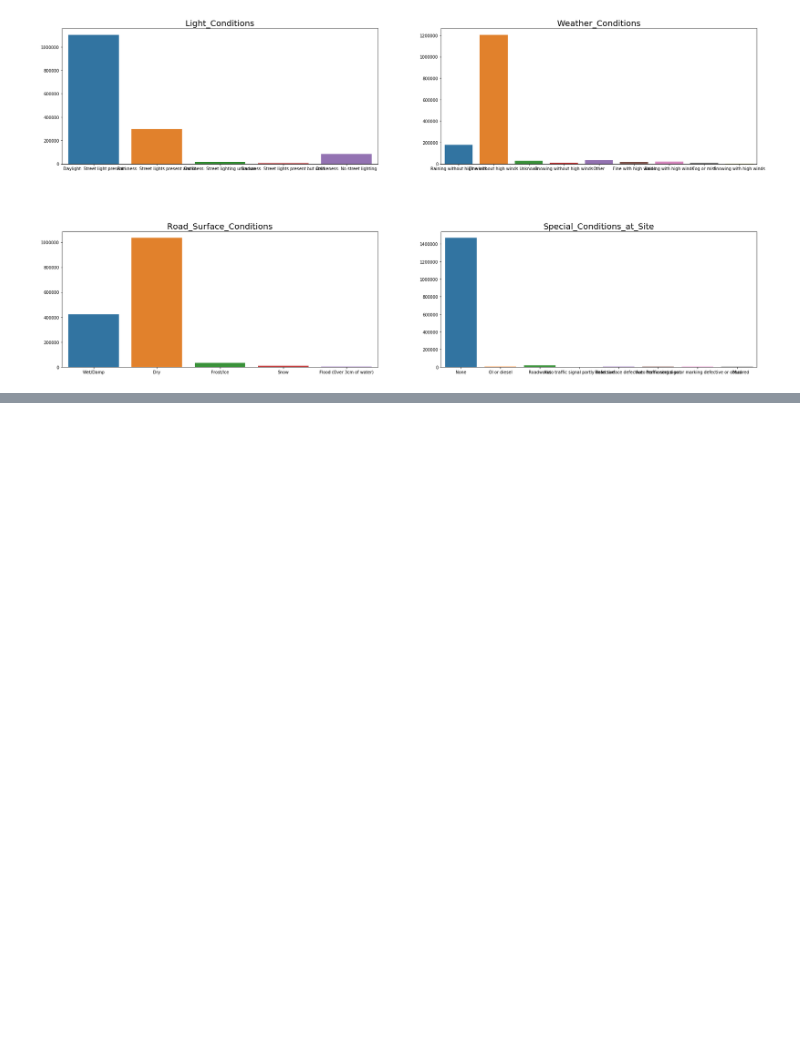
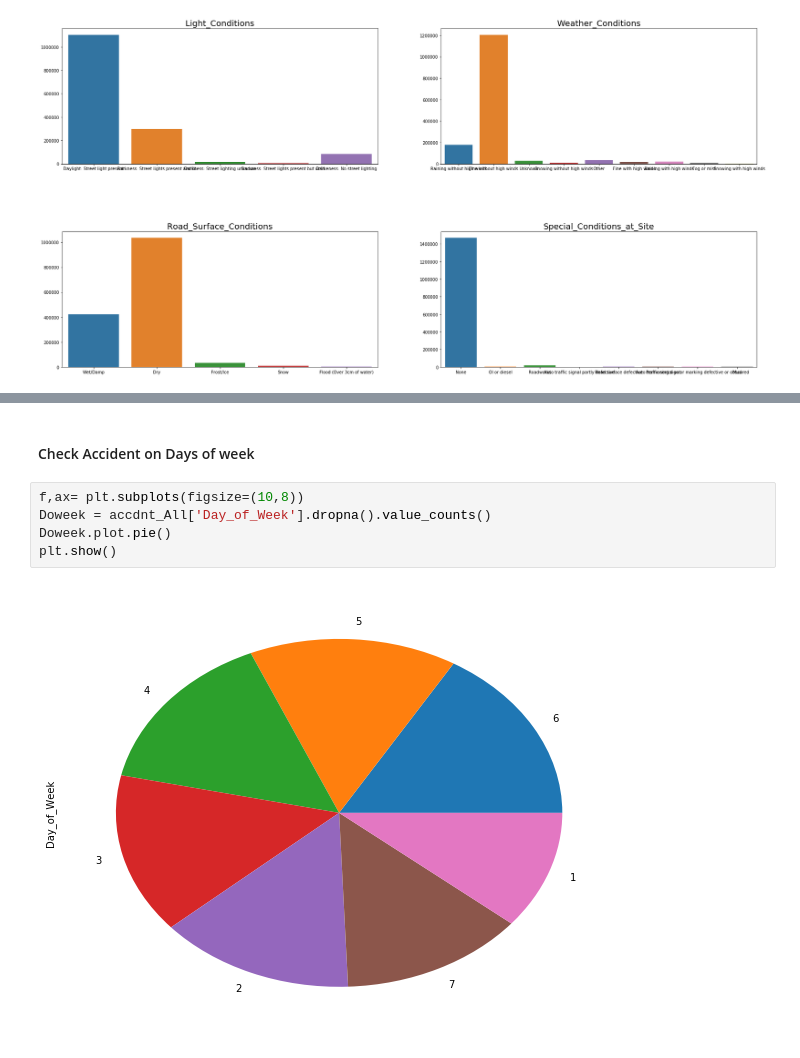
Before and after one commit to ArshadKhurshid/UK-Accident-History, a Jupyter notebook: UKAccident.ipynb, the cells around one changed output, grey strips where cells are left out. Drawn from its saved outputs; the diff is of its cells as text; blank space fills up the shorter version.

Commit message:
chore: Add Accident on Day of week

```diff
--- a/UKAccident.ipynb
+++ b/UKAccident.ipynb
@@ -163,0 +173,9 @@ plt.show()
+# %% [markdown]
+#### Check Accident on Days of week
+# %%
+f,ax= plt.subplots(figsize=(10,8))
+Doweek = accdnt_All['Day_of_Week'].dropna().value_counts()
+Doweek.plot.pie()
+plt.show()
+# %% [output]
+[figure, added]
```
Also changed, not shown: parts of 4 cells of this notebook.
